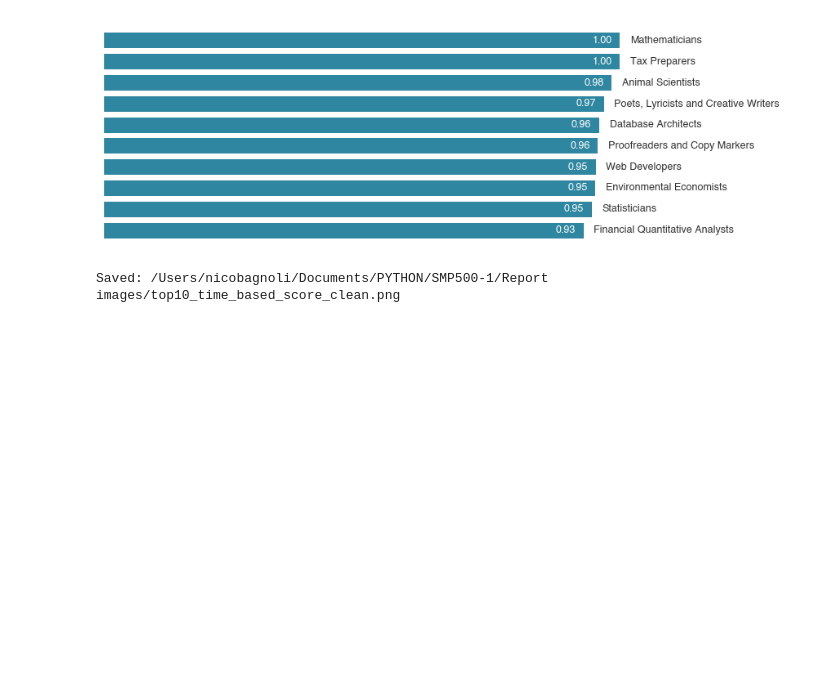
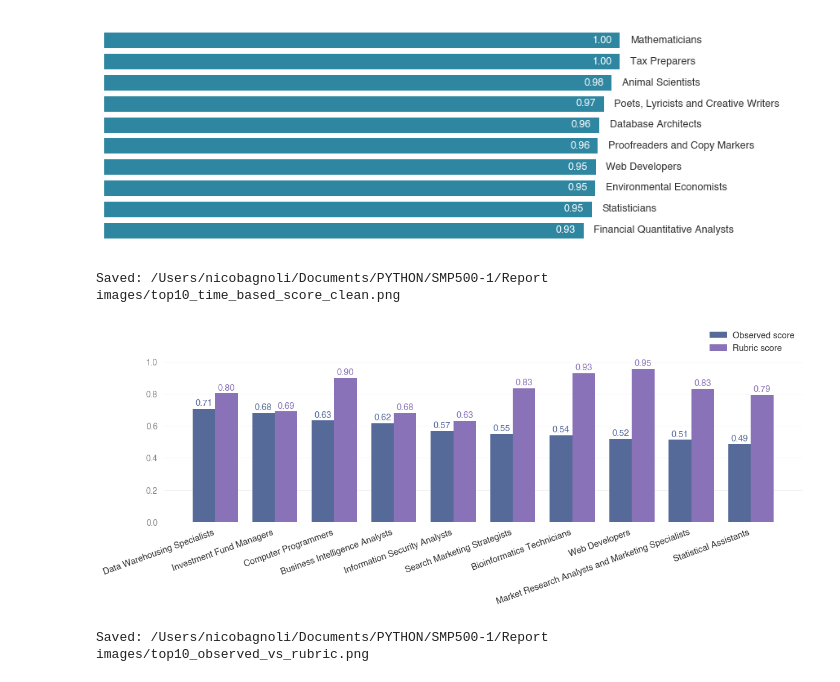
Before and after one commit to MIT-Work-Analytics-Laboratory/SMP500, a Jupyter notebook: 0.9 - New_occ_exposure.ipynb, the cells around one changed output. Saved outputs shown, nothing was run; the diff lists cells and outputs as text; code cells hidden in the pictures; blank space fills up the shorter version.

```diff
--- a/0.9 - New_occ_exposure.ipynb
+++ b/0.9 - New_occ_exposure.ipynb
@@ -451,12 +451,12 @@ _df["Title"] = _df["Title"].str.strip()
 top10 = _df.nlargest(10, "observed_penetration_score").reset_index(drop=True)
 
 titles = top10["Title"].tolist()
-obs_scores = top10["observed_penetration_score"].tolist()
+obs_scores = top10["observed_penation_score"].tolist() if "observed_penation_score" in top10.columns else top10["observed_penetration_score"].tolist()
 tbs_scores = top10["time_based_score"].tolist()
 n = len(titles)
 
-OBS_COLOR = "#1E8A8A"
-TBS_COLOR = "#5A5A5A"
+OBS_COLOR = "#566A9A"
+TBS_COLOR = "#8A72B8"   # slightly brighter purple
 
 x = np.arange(n)
 bar_w = 0.38
@@ -464,46 +464,84 @@ bar_w = 0.38
 fig, ax = plt.subplots(figsize=(12, 5))
 fig.patch.set_alpha(0)
 ax.patch.set_alpha(0.0)
 
-bars_obs = ax.bar(x - bar_w / 2, obs_scores, bar_w, color=OBS_COLOR,
-                  edgecolor="none", zorder=3)
-bars_tbs = ax.bar(x + bar_w / 2, tbs_scores, bar_w, color=TBS_COLOR,
-                  edgecolor="none", zorder=3)
+bars_obs = ax.bar(
+    x - bar_w / 2, obs_scores, bar_w,
+    color=OBS_COLOR, edgecolor="none", zorder=3
+)
+bars_tbs = ax.bar(
+    x + bar_w / 2, tbs_scores, bar_w,
+    color=TBS_COLOR, edgecolor="none", zorder=3
+)
 
 for bar, val in zip(bars_obs, obs_scores):
-    ax.text(bar.get_x() + bar.get_width() / 2, val + 0.008,
-            f"{val:.2f}", ha="center", va="bottom",
-            fontsize=8, color=OBS_COLOR)
+    ax.text(
+        bar.get_x() + bar.get_width() / 2,
+        val + 0.008,
+        f"{val:.2f}",
+        ha="center",
+        va="bottom",
+        fontsize=10.5,
+        fontweight="normal",
+        color=OBS_COLOR,
+        zorder=5
+    )
 
 for bar, val in zip(bars_tbs, tbs_scores):
-    ax.text(bar.get_x() + bar.get_width() / 2, val + 0.008,
-            f"{val:.2f}", ha="center", va="bottom",
-            fontsize=8, color=TBS_COLOR)
+    ax.text(
+        bar.get_x() + bar.get_width() / 2,
+        val + 0.008,
+        f"{val:.2f}",
+        ha="center",
+        va="bottom",
+        fontsize=10.5,
+        fontweight="normal",
+        color=TBS_COLOR,
+        zorder=5
+    )
 
 ax.set_xticks(x)
-ax.set_xticklabels(titles, rotation=30, ha="right", fontsize=8.5, color="#333333")
+ax.set_xticklabels(
+    titles,
+    rotation=20,
+    ha="right",
+    fontsize=10.5,
+    color="#333333"
+)
 
-ax.set_ylim(0, max(max(obs_scores), max(tbs_scores)) * 1.15)
-ax.tick_params(axis="y", labelsize=8, colors="#888888")
+ax.set_ylim(0, max(max(obs_scores), max(tbs_scores)) * 1.18)
+ax.tick_params(axis="y", labelsize=10, colors="#888888")
 ax.yaxis.grid(True, color="#E8E8E8", linewidth=0.4, zorder=0)
 ax.set_axisbelow(True)
 
 for spine in ax.spines.values():
     spine.set_visible(False)
 ax.tick_params(left=False, bottom=False)
 
 legend_handles = [
     mpatches.Circle((0, 0), radius=5, facecolor=OBS_COLOR, edgecolor="none",
                     label="Observed score"),
     mpatches.Circle((0, 0), radius=5, facecolor=TBS_COLOR, edgecolor="none",
                     label="Rubric score"),
 ]
-ax.legend(handles=legend_handles, loc="upper right", frameon=False,
-          fontsize=9, labelcolor="#333333", handletextpad=0.6,
-          handler_map={mpatches.Circle: plt.matplotlib.legend_handler.HandlerPatch()})
+
+leg = ax.legend(
+    handles=legend_handles,
+    loc="upper right",
+    bbox_to_anchor=(1.0, 1.10),   # more raised
+    frameon=False,
+    fontsize=10.5,
+    labelcolor="#333333",
+    handletextpad=0.6,
+    handler_map={mpatches.Circle: plt.matplotlib.legend_handler.HandlerPatch()}
+)
+leg.set_zorder(10)
 
 plt.tight_layout()
 out = REPORT_DIR / "top10_observed_vs_rubric.png"
 plt.savefig(out, dpi=200, bbox_inches="tight", transparent=True)
 plt.show()
 print(f"Saved: {out}")
+# %% [output]
+[figure, added]
+Saved: /Users/nicobagnoli/Documents/PYTHON/SMP500-1/Report images/top10_observed_vs_rubric.png
```
Also changed, not shown: 8 other files.
